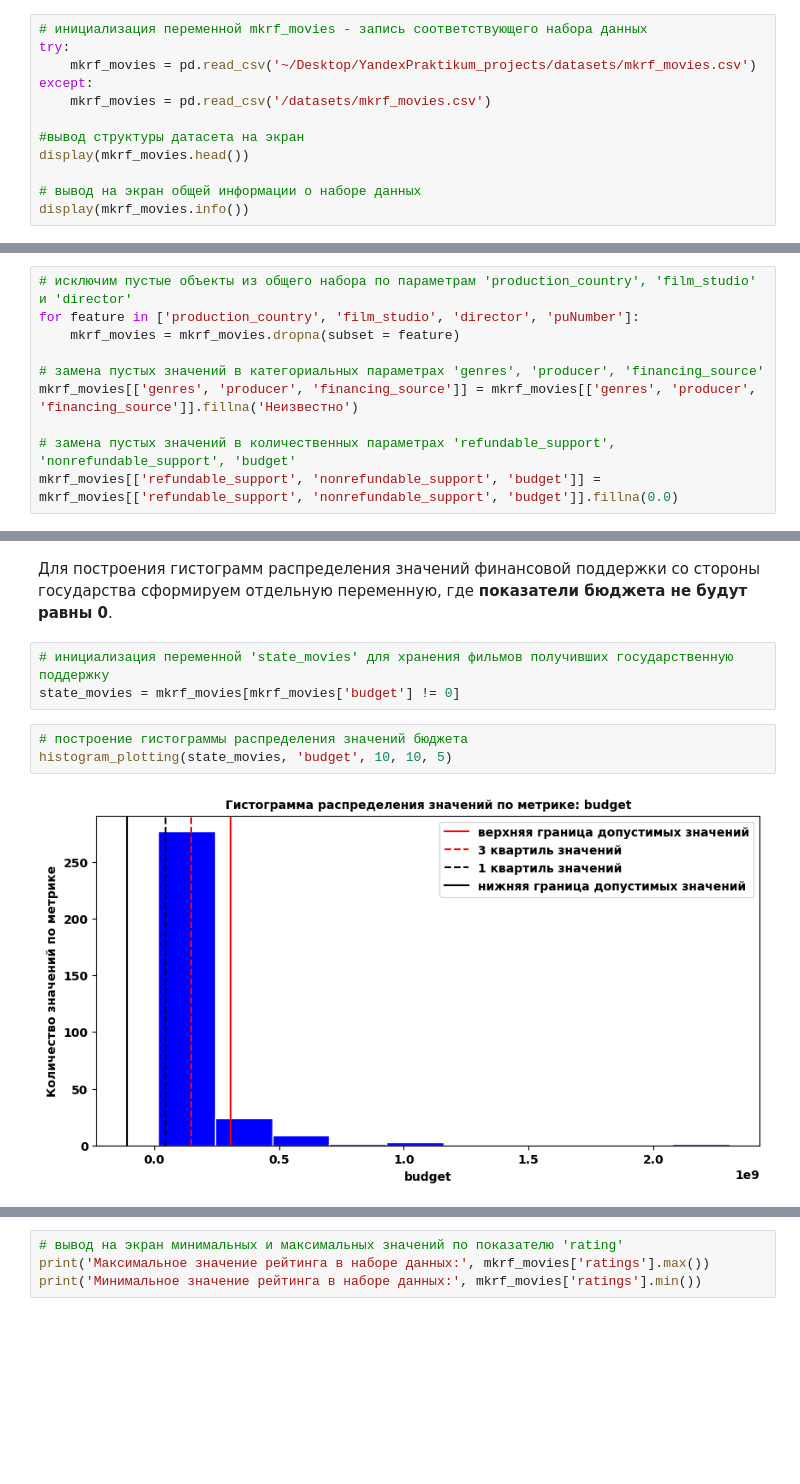
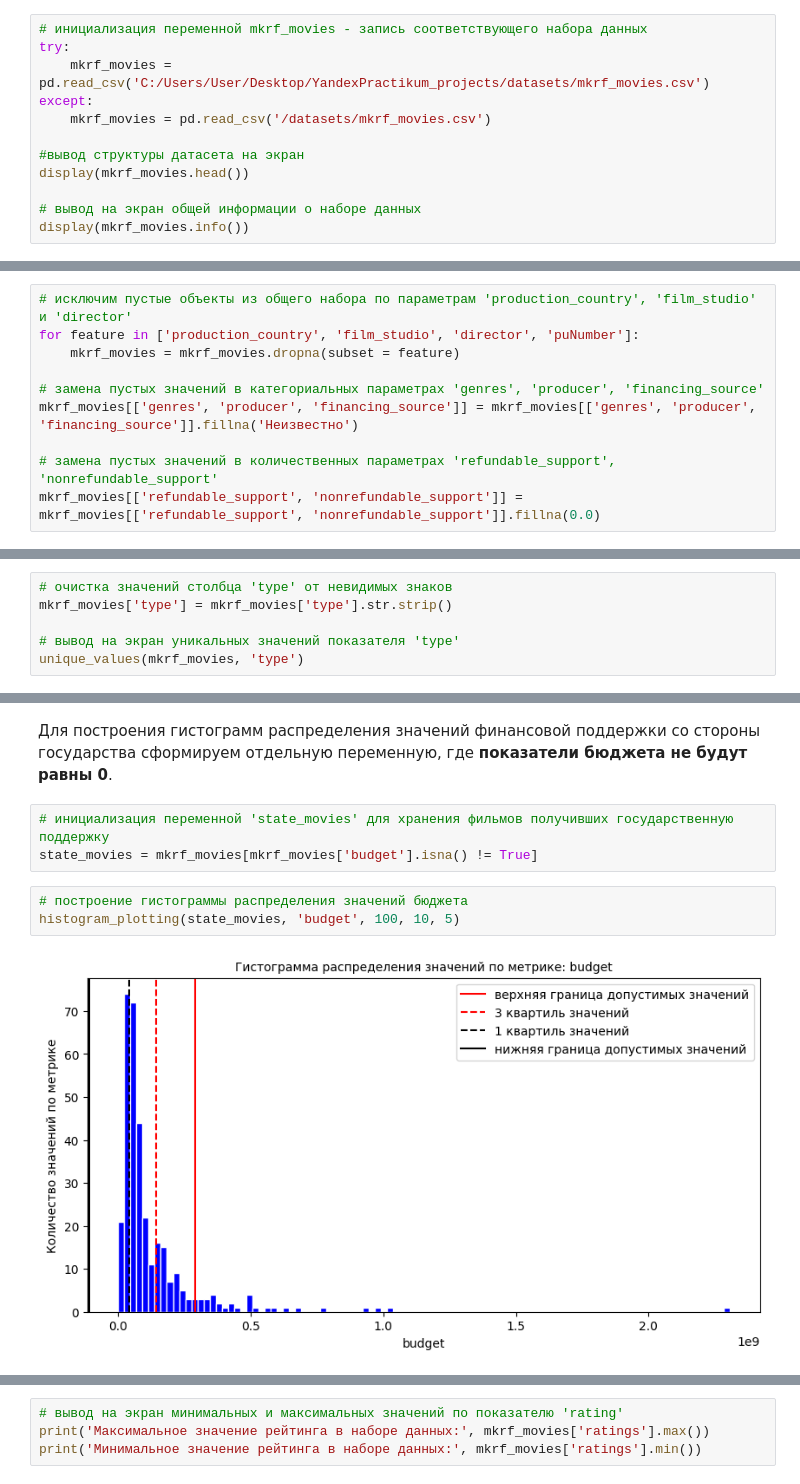
Before and after one commit to MrKostas/YandexPractikum_projects, a Jupyter notebook: notebooks/FourthPetProject_MainProject1.ipynb, the cells around one changed output, grey strips where cells are left out. Saved outputs shown, nothing was run; the diff lists cells and outputs as text; blank space fills up the shorter version.

```diff
--- a/notebooks/FourthPetProject_MainProject1.ipynb
+++ b/notebooks/FourthPetProject_MainProject1.ipynb
@@ -77,7 +77,7 @@ import seaborn as sns
 # %%
 # инициализация переменной mkrf_movies - запись соответствующего набора данных
 try:
-    mkrf_movies = pd.read_csv('~/Desktop/YandexPraktikum_projects/datasets/mkrf_movies.csv')
+    mkrf_movies = pd.read_csv('C:/Users/User/Desktop/YandexPractikum_projects/datasets/mkrf_movies.csv')
 except:
     mkrf_movies = pd.read_csv('/datasets/mkrf_movies.csv')
 
@@ -277,8 +279,8 @@ for feature in ['production_country', 'film_studio', 'director', 'puNumber']:
 # замена пустых значений в категориальных параметрах 'genres', 'producer', 'financing_source'
 mkrf_movies[['genres', 'producer', 'financing_source']] = mkrf_movies[['genres', 'producer', 'financing_source']].fillna('Неизвестно')
 
-# замена пустых значений в количественных параметрах 'refundable_support', 'nonrefundable_support', 'budget'
-mkrf_movies[['refundable_support', 'nonrefundable_support', 'budget']] = mkrf_movies[['refundable_support', 'nonrefundable_support', 'budget']].fillna(0.0)
+# замена пустых значений в количественных параметрах 'refundable_support', 'nonrefundable_support'
+mkrf_movies[['refundable_support', 'nonrefundable_support']] = mkrf_movies[['refundable_support', 'nonrefundable_support']].fillna(0.0)
 # %%
 # вывод на экран статистики после внесения изменений в данные
 (display(mkrf_movies.isna().sum()
@@ -367,0 +379,6 @@ dtype: object
+# %%
+# очистка значений столбца 'type' от невидимых знаков
+mkrf_movies['type'] = mkrf_movies['type'].str.strip()
+
+# вывод на экран уникальных значений показателя 'type'
+unique_values(mkrf_movies, 'type')
@@ -444,9 +471,9 @@ def histogram_plotting(data: pd.DataFrame, feature : str, bins: int, x_size: int
 Для построения гистограмм распределения значений финансовой поддержки со стороны государства сформируем отдельную переменную, где **показатели бюджета не будут равны 0**.
 # %%
 # инициализация переменной 'state_movies' для хранения фильмов получивших государственную поддержку
-state_movies = mkrf_movies[mkrf_movies['budget'] != 0]
+state_movies = mkrf_movies[mkrf_movies['budget'].isna() != True]
 # %%
 # построение гистограммы распределения значений бюджета
-histogram_plotting(state_movies, 'budget', 10, 10, 5)
+histogram_plotting(state_movies, 'budget', 100, 10, 5)
 # %% [output]
-[figure, old version]
+[figure, new version]
```
Also changed, not shown: parts of 28 cells of this notebook.
